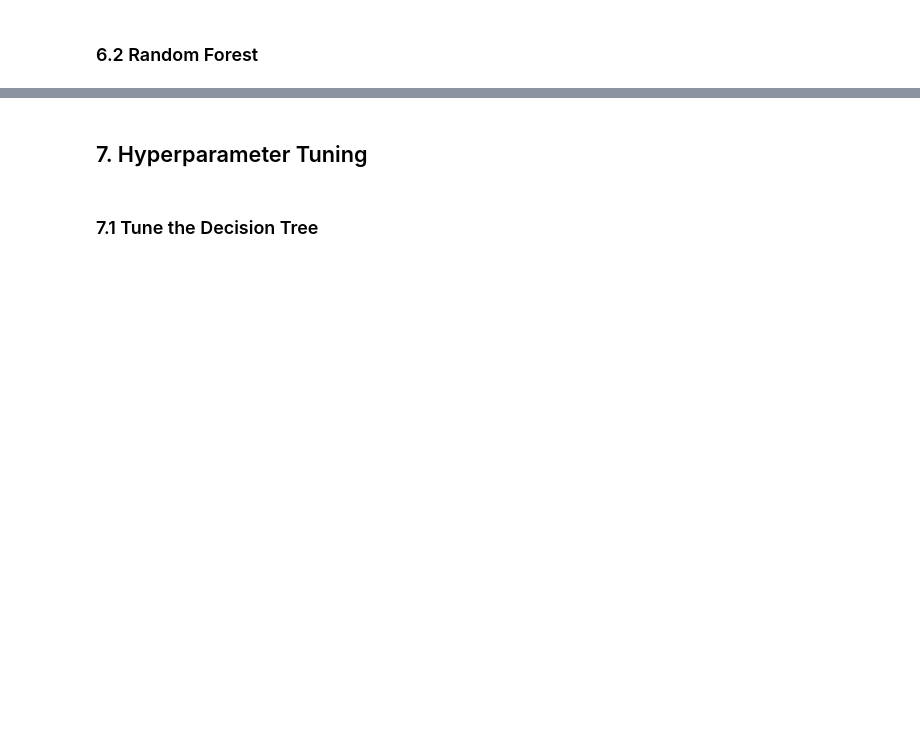
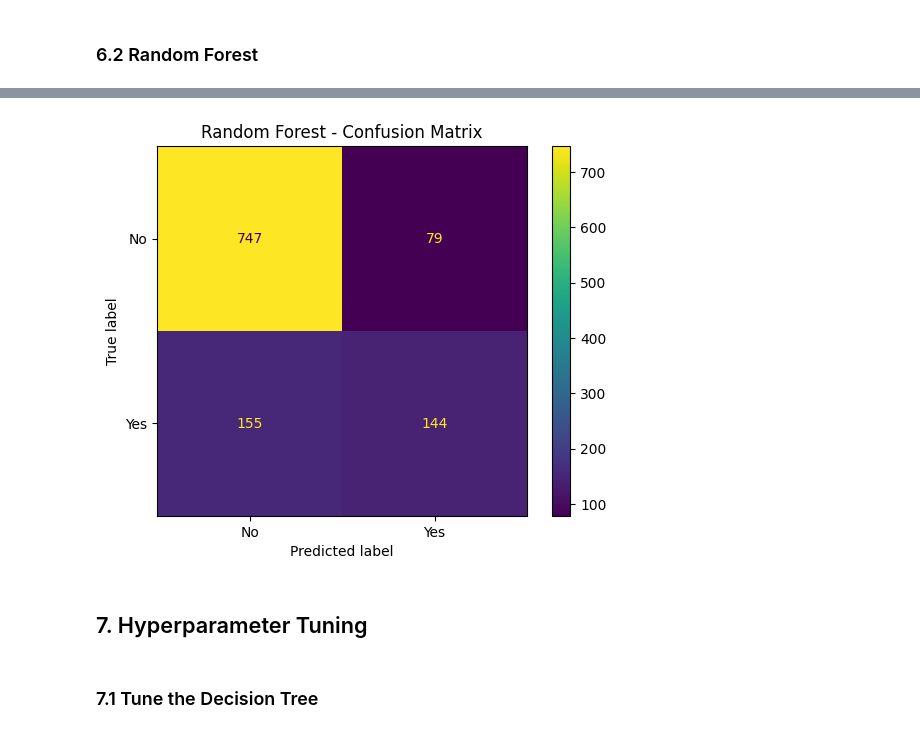
Before and after one commit to abhaygupta56/customer-churn-prediction, a Jupyter notebook: notebooks/churn_analysis.ipynb, the cells around one changed output, grey strips where cells are left out. Saved outputs shown, nothing was run; the diff lists cells and outputs as text; code cells hidden in the pictures; blank space fills up the shorter version.

```diff
--- a/notebooks/churn_analysis.ipynb
+++ b/notebooks/churn_analysis.ipynb
@@ -458,4 +760,4 @@ rf_pipeline = Pipeline(
     ]
 )
 # %%
-rf_pipeline.fit(X_train, y_train)
+rf_pipeline.fit(X_train_fit, y_train_fit)
@@ -462,3 +782,3 @@ rf_pipeline.fit(X_train, y_train)
 # %%
-y_pred_rf = rf_pipeline.predict(X_test)
+y_pred_rf = rf_pipeline.predict(X_val)
 # %%
@@ -471,13 +803,15 @@ print(classification_report(y_test, y_pred_rf))
 # %%
 
 
 ConfusionMatrixDisplay.from_predictions(
-    y_test,
+    y_val,
     y_pred_rf
 )
 
 plt.title("Random Forest - Confusion Matrix")
 plt.show()
+# %% [output]
+[figure, added]
 # %% [markdown]
 ## 7. Hyperparameter Tuning
 # %%
```
Also changed, not shown: parts of 84 cells of this notebook, 4 other files.
